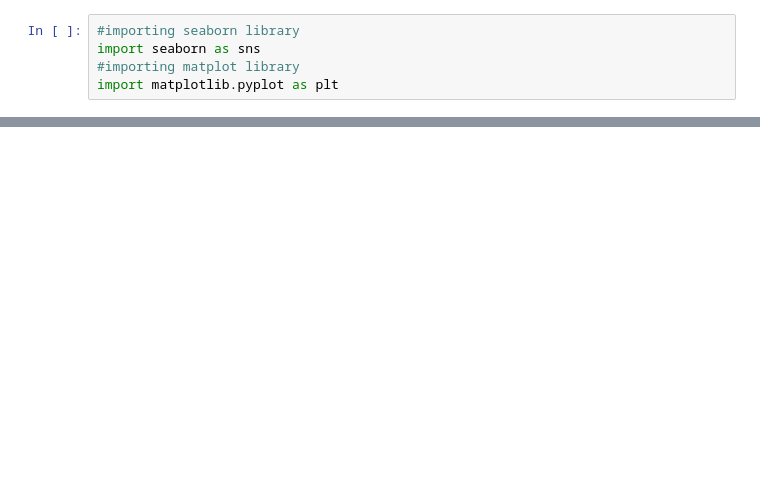
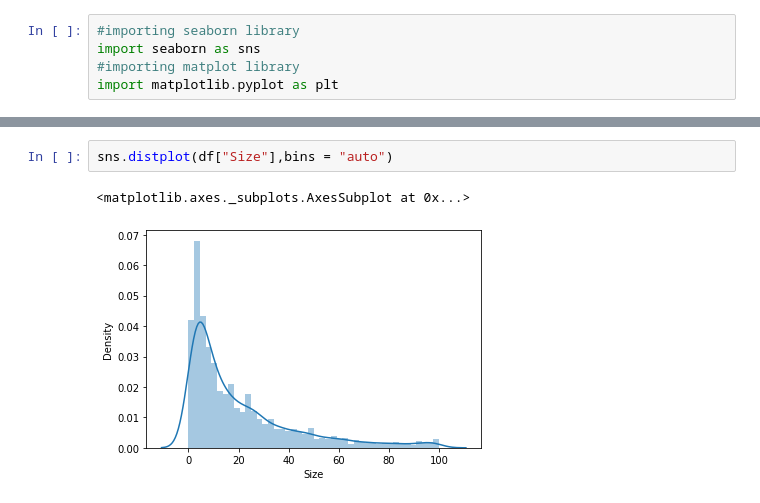
Before and after one commit to MeghanaChowdary4/Google-Playstore-Apps-Extended-Dataset, a Jupyter notebook: PROJECT_1_GOOGLE_PLAY_STORE_APPS_EXTENDED.ipynb, the cells around one changed output, grey strips where cells are left out. Drawn from its saved outputs; the diff is of its cells as text; blank space fills up the shorter version.

```diff
--- a/PROJECT_1_GOOGLE_PLAY_STORE_APPS_EXTENDED.ipynb
+++ b/PROJECT_1_GOOGLE_PLAY_STORE_APPS_EXTENDED.ipynb
@@ -248,0 +360,5 @@ import matplotlib.pyplot as plt
+# %%
+sns.distplot(df["Size"],bins = "auto")
+# %% [output]
+<matplotlib.axes._subplots.AxesSubplot at 0x...>
+[figure, added]
```
Also changed, not shown: parts of 23 cells of this notebook.
